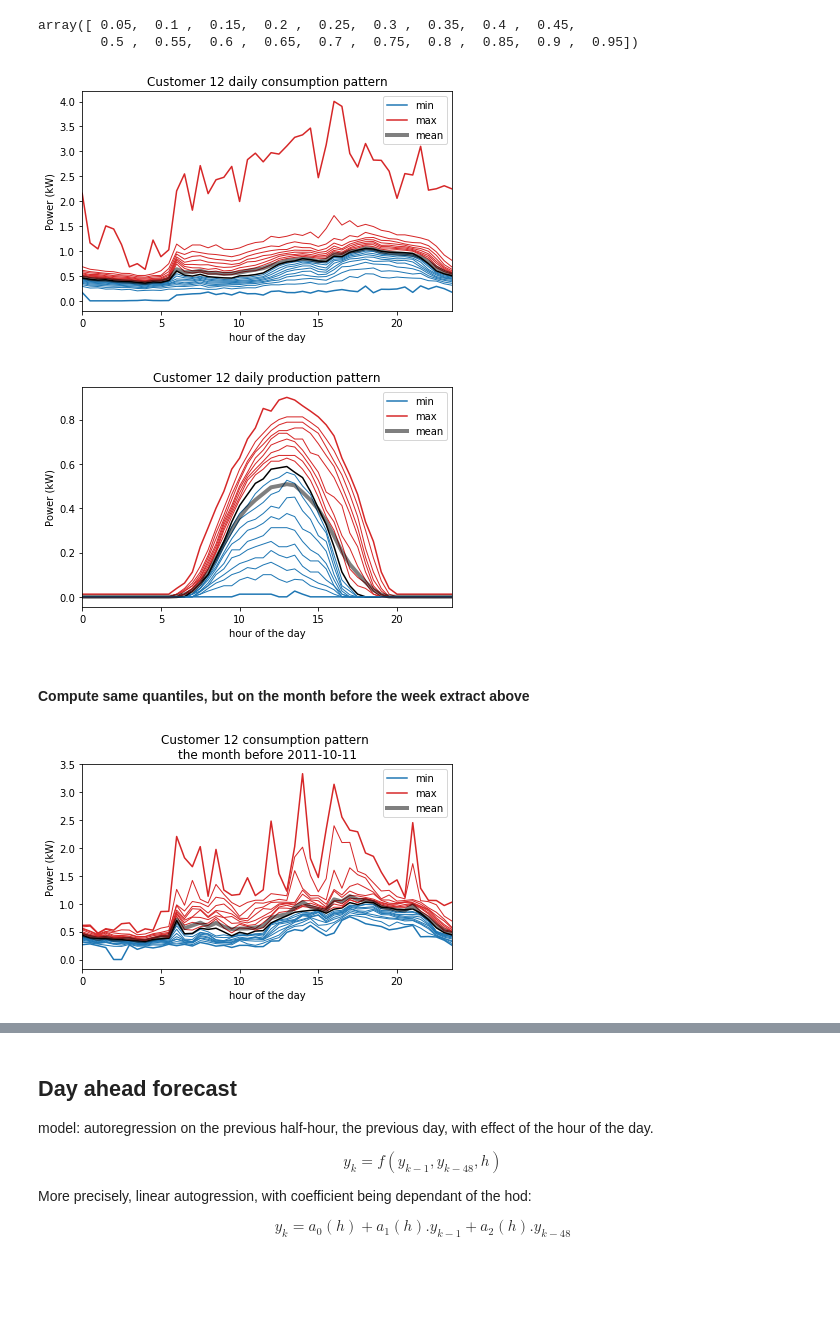
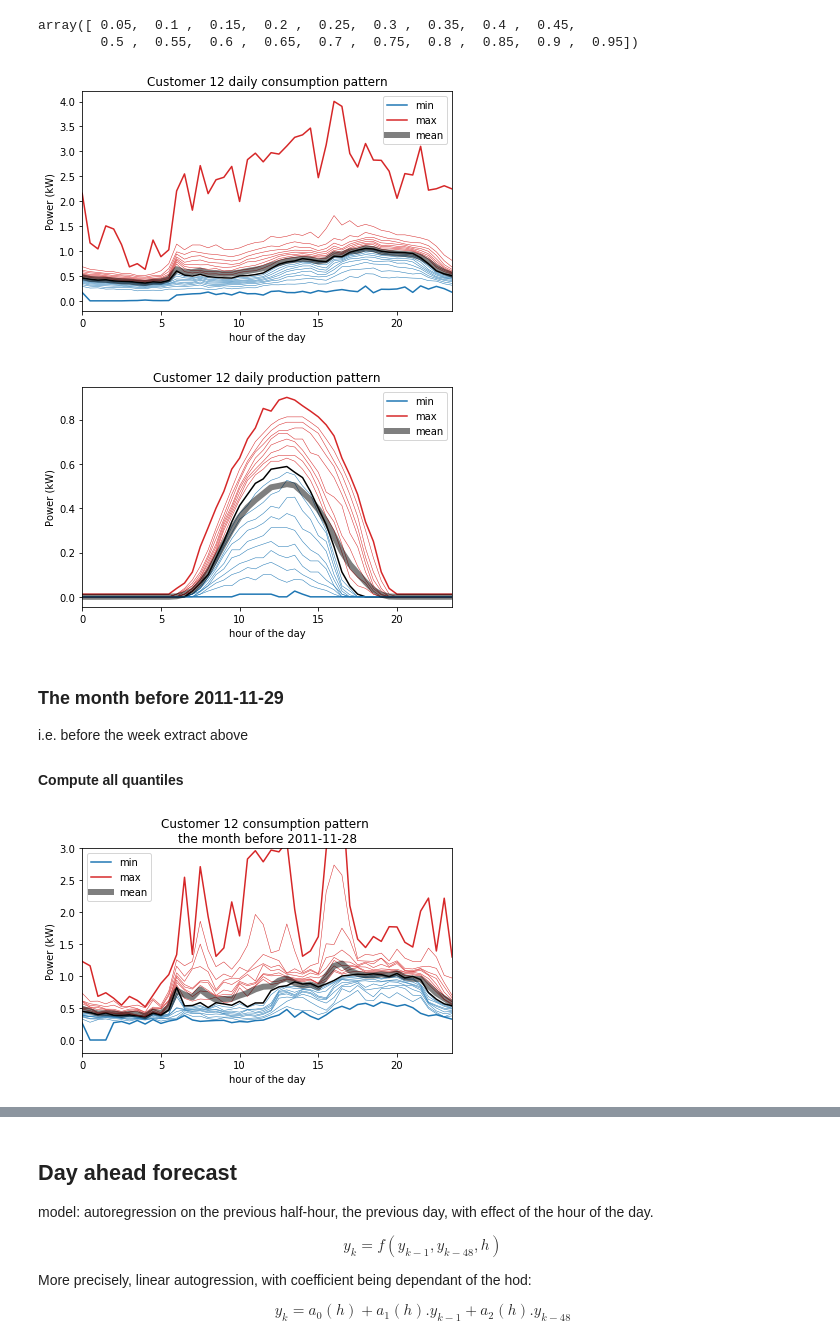
Before and after one commit to pierre-haessig/ausgrid-solar-data, a Jupyter notebook: Customer exploration.ipynb, the cells around one changed output, grey strips where cells are left out. Drawn from its saved outputs; the diff is of its cells as text; code cells hidden in the pictures; blank space fills up the shorter version.

Commit message:
exploration of customer: change week of interest

```diff
--- a/Customer exploration.ipynb
+++ b/Customer exploration.ipynb
@@ -182,12 +202,12 @@ def plot_daily_pattern(dstats, title):
 
     q_names = [c for c in dstats.columns if c.startswith('q')]
 
-    dstats[q_names[:9]].plot(ax=ax, color='tab:blue', lw=1)
+    dstats[q_names[:9]].plot(ax=ax, color='tab:blue', lw=0.5)
     dstats['q50'].plot(ax=ax, color='k')
-    dstats[q_names[11:]].plot(ax=ax, color='tab:red', lw=1)
+    dstats[q_names[11:]].plot(ax=ax, color='tab:red', lw=0.5)
     dstats['min'].plot(ax=ax, color='tab:blue', label='min')
     dstats['max'].plot(ax=ax, color='tab:red')
-    dstats['mean'].plot(ax=ax, color='k', lw=4, alpha=0.5)
+    dstats['mean'].plot(ax=ax, color='k', lw=6, alpha=0.5)
     plt.legend(ax.lines[-3:], ['min', 'max', 'mean']);
 
     ax.set(
@@ -201,17 +221,21 @@ fig, ax = plot_daily_pattern(cons_dstats,
     title='Customer %d daily consumption pattern' % n_cust)
 fig.savefig('customer/12/daily_pattern_cons_2011-2012.png', dpi=200)
 # %% [output]
-[figure, old version]
+[figure, new version]
 # %%
 fig, ax = plot_daily_pattern(prod_dstats,
    title='Customer %d daily production pattern' % n_cust)
 fig.savefig('customer/12/daily_pattern_prod_2011-2012.png', dpi=200)
 # %% [output]
-[figure, old version]
+[figure, new version]
 # %% [markdown]
-#### Compute same quantiles, but on the month before the week extract above
+### The month before 2011-11-29
+
+i.e. before the week extract above
+
+#### Compute all quantiles
 # %%
-sl = slice('2011-09-12','2011-10-11')
+sl = slice('2011-10-29','2011-11-28')
 #sl = '2011-10'
 
 daily_pattern(cons[sl]).to_csv('customer/12/daily_pattern_cons_M-1-%s.csv' % sl.stop)
@@ -219,9 +243,10 @@ daily_pattern(prod[sl]).to_csv('customer/12/daily_pattern_prod_M-1-%s.csv' % sl.
 # %%
 fig, ax = plot_daily_pattern(daily_pattern(cons[sl]),
     title='Customer %d consumption pattern \nthe month before %s' % (n_cust, sl.stop))
+ax.set_ylim(ymax=3)
 fig.savefig('customer/12/daily_pattern_cons_M-1-%s.png' % sl.stop, dpi=200)
 # %% [output]
-[figure, old version]
+[figure, new version]
 # %%
 fig, ax = plot_daily_pattern(daily_pattern(prod[sl]),
     title='Customer %d production pattern \nthe month before %s' % (n_cust, sl.stop))
```
Also changed, not shown: parts of 15 cells of this notebook, 10 other files.
